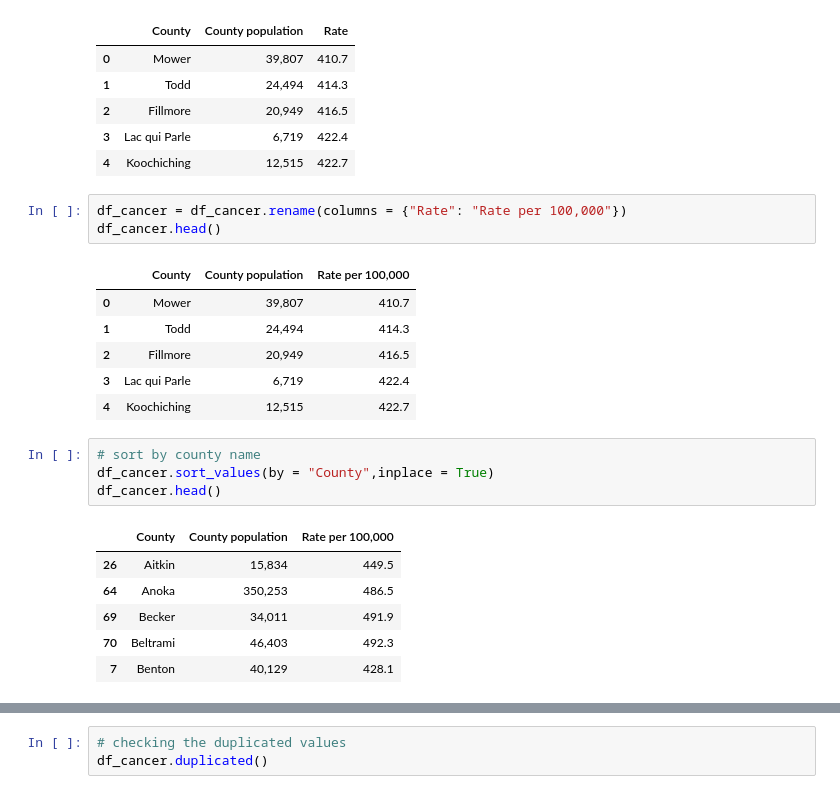
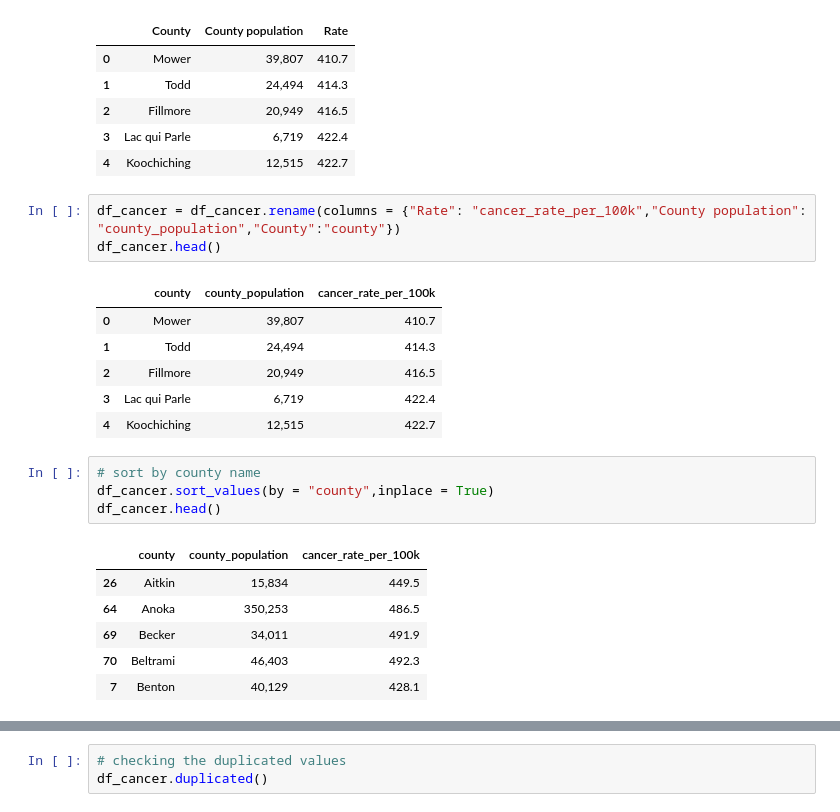
Before and after one commit to rolisingh10/Project-3, a Jupyter notebook: Project_3.ipynb, the cells around one changed output, grey strips where cells are left out. Cells and saved outputs as stored; diff of their text form.

```diff
--- a/Project_3.ipynb
+++ b/Project_3.ipynb
@@ -25,10 +25,10 @@ df_cancer.head()
 | 3 | Lac qui Parle | 6,719 | 422.4 |
 | 4 | Koochiching | 12,515 | 422.7 |
 # %%
-df_cancer = df_cancer.rename(columns = {"Rate": "Rate per 100,000"})
+df_cancer = df_cancer.rename(columns = {"Rate": "cancer_rate_per_100k","County population": "county_population","County":"county"})
 df_cancer.head()
 # %% [output]
-|  | County | County population | Rate per 100,000 |
+|  | county | county_population | cancer_rate_per_100k |
 | 0 | Mower | 39,807 | 410.7 |
 | 1 | Todd | 24,494 | 414.3 |
 | 2 | Fillmore | 20,949 | 416.5 |
@@ -36,10 +36,10 @@ df_cancer.head()
 | 4 | Koochiching | 12,515 | 422.7 |
 # %%
 # sort by county name
-df_cancer.sort_values(by = "County",inplace = True)
+df_cancer.sort_values(by = "county",inplace = True)
 df_cancer.head()
 # %% [output]
-|  | County | County population | Rate per 100,000 |
+|  | county | county_population | cancer_rate_per_100k |
 | 26 | Aitkin | 15,834 | 449.5 |
 | 64 | Anoka | 350,253 | 486.5 |
 | 69 | Becker | 34,011 | 491.9 |
```
Also changed, not shown: parts of 17 cells of this notebook, 3 other files.
